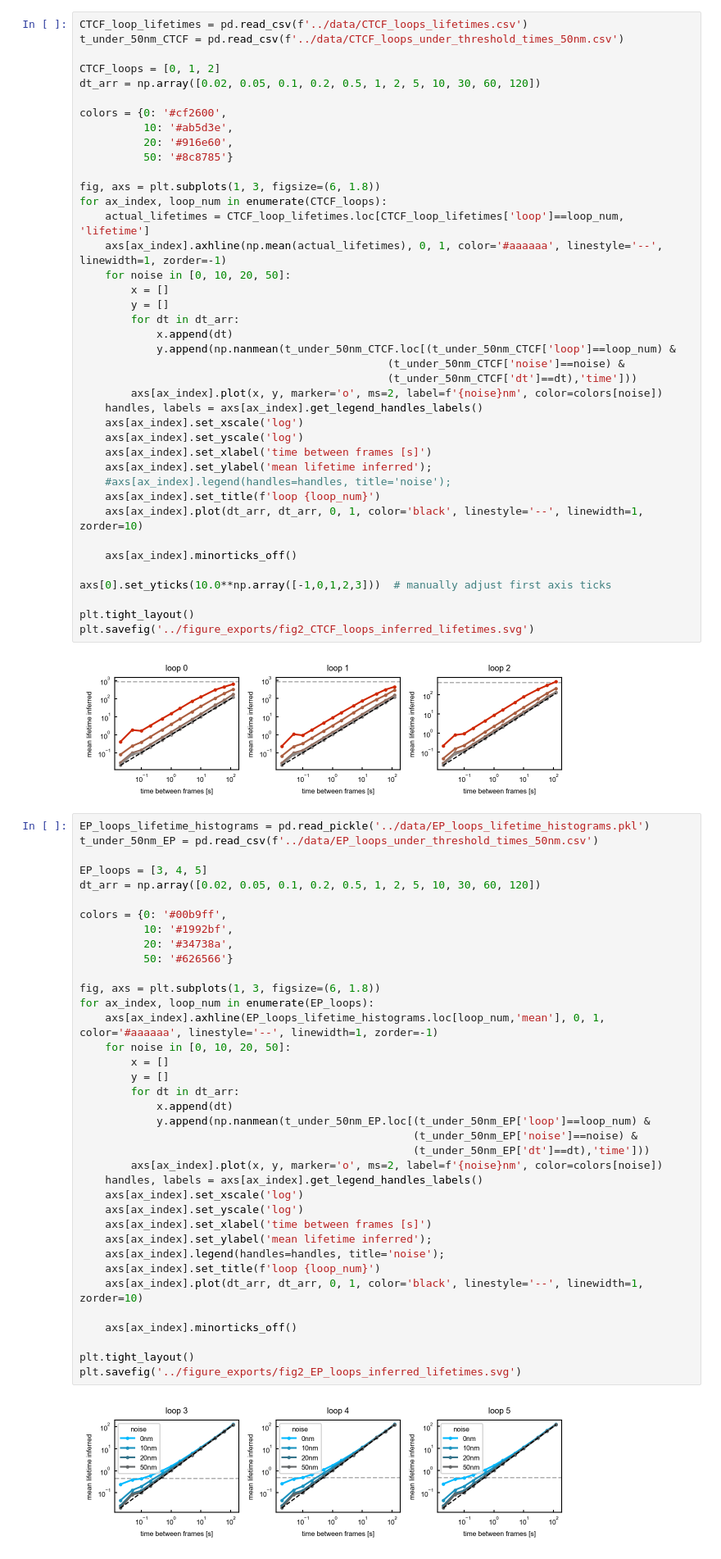
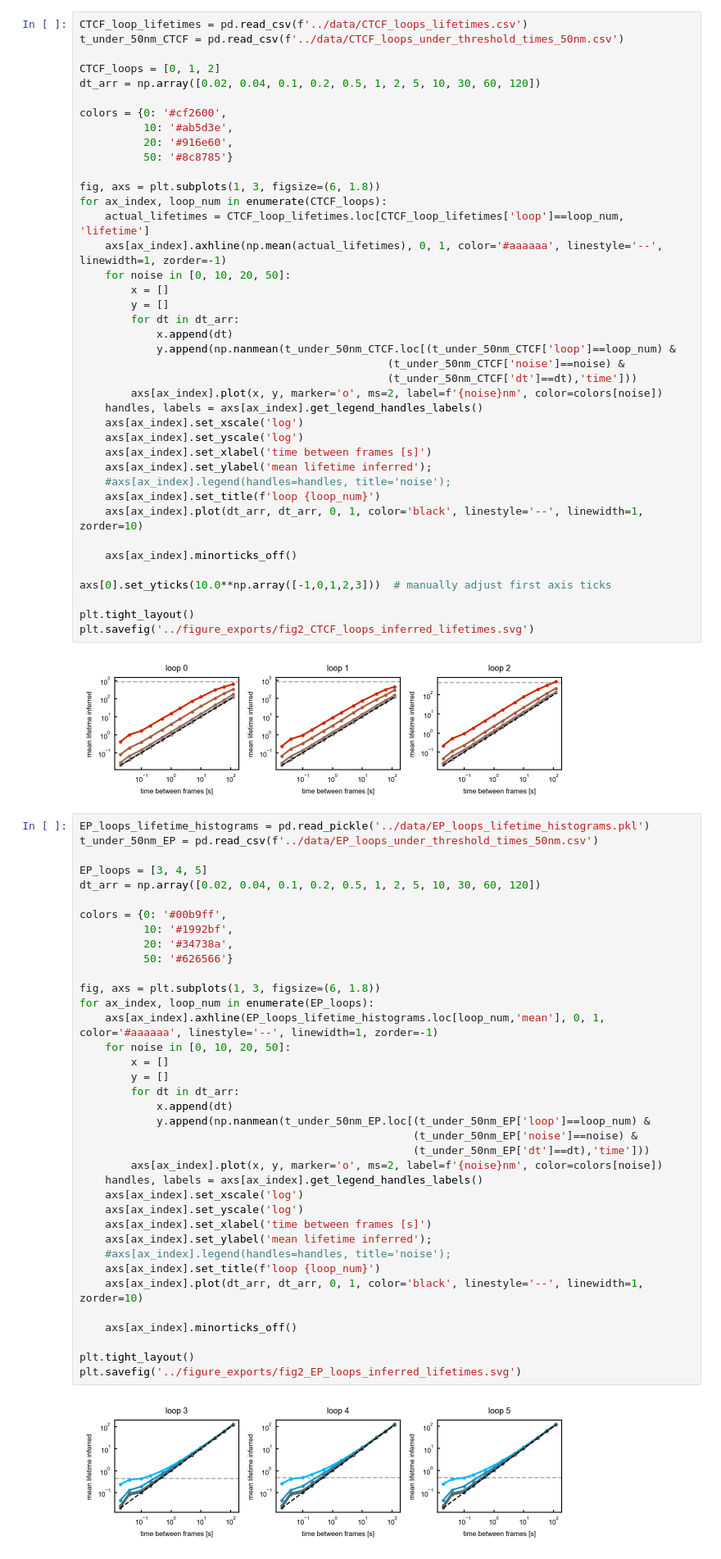
Before and after one commit to jjusuf2/looping_review_code, a Jupyter notebook: figure_code/Fig2_lifetimes_figures.ipynb, the cells around one changed output. Shown at 82% size. Drawn from its saved outputs; the diff is of its cells as text.

```diff
--- a/figure_code/Fig2_lifetimes_figures.ipynb
+++ b/figure_code/Fig2_lifetimes_figures.ipynb
@@ -205,7 +205,7 @@ CTCF_loop_lifetimes = pd.read_csv(f'../data/CTCF_loops_lifetimes.csv')
 t_under_50nm_CTCF = pd.read_csv(f'../data/CTCF_loops_under_threshold_times_50nm.csv')
 
 CTCF_loops = [0, 1, 2]
-dt_arr = np.array([0.02, 0.05, 0.1, 0.2, 0.5, 1, 2, 5, 10, 30, 60, 120])
+dt_arr = np.array([0.02, 0.04, 0.1, 0.2, 0.5, 1, 2, 5, 10, 30, 60, 120])
 
 colors = {0: '#cf2600',
           10: '#ab5d3e',
@@ -247,37 +247,37 @@ EP_loops_lifetime_histograms = pd.read_pickle('../data/EP_loops_lifetime_histogr
 t_under_50nm_EP = pd.read_csv(f'../data/EP_loops_under_threshold_times_50nm.csv')
 
 EP_loops = [3, 4, 5]
-dt_arr = np.array([0.02, 0.05, 0.1, 0.2, 0.5, 1, 2, 5, 10, 30, 60, 120])
+dt_arr = np.array([0.02, 0.04, 0.1, 0.2, 0.5, 1, 2, 5, 10, 30, 60, 120])
 
 colors = {0: '#00b9ff',
           10: '#1992bf',
           20: '#34738a',
           50: '#626566'}
 
 fig, axs = plt.subplots(1, 3, figsize=(6, 1.8))
 for ax_index, loop_num in enumerate(EP_loops):
     axs[ax_index].axhline(EP_loops_lifetime_histograms.loc[loop_num,'mean'], 0, 1, color='#aaaaaa', linestyle='--', linewidth=1, zorder=-1)
     for noise in [0, 10, 20, 50]:
         x = []
         y = []
         for dt in dt_arr:
             x.append(dt)
             y.append(np.nanmean(t_under_50nm_EP.loc[(t_under_50nm_EP['loop']==loop_num) &
                                                     (t_under_50nm_EP['noise']==noise) &
                                                     (t_under_50nm_EP['dt']==dt),'time']))
         axs[ax_index].plot(x, y, marker='o', ms=2, label=f'{noise}nm', color=colors[noise])
     handles, labels = axs[ax_index].get_legend_handles_labels()
     axs[ax_index].set_xscale('log')
     axs[ax_index].set_yscale('log')
     axs[ax_index].set_xlabel('time between frames [s]')
     axs[ax_index].set_ylabel('mean lifetime inferred');
-    axs[ax_index].legend(handles=handles, title='noise');
+    #axs[ax_index].legend(handles=handles, title='noise');
     axs[ax_index].set_title(f'loop {loop_num}')
     axs[ax_index].plot(dt_arr, dt_arr, 0, 1, color='black', linestyle='--', linewidth=1, zorder=10)
 
     axs[ax_index].minorticks_off()
 
 plt.tight_layout()
 plt.savefig('../figure_exports/fig2_EP_loops_inferred_lifetimes.svg')
 # %% [output]
-[figure, old version]
+[figure, new version]
```
Also changed, not shown: 12 other files.
